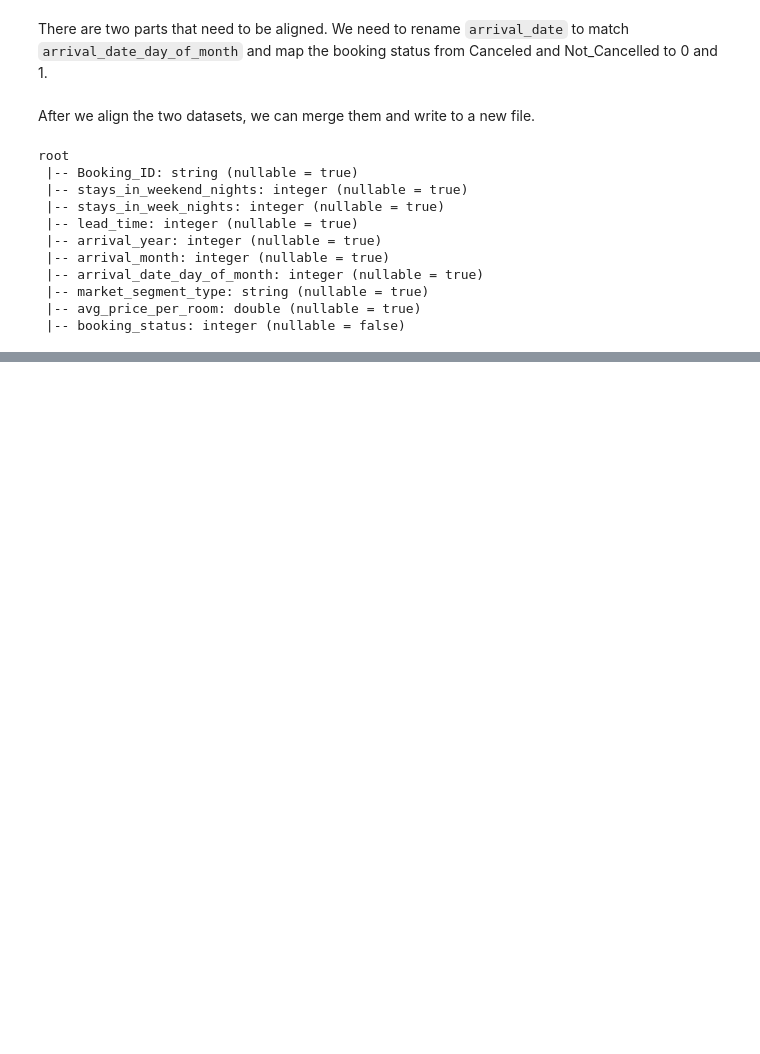
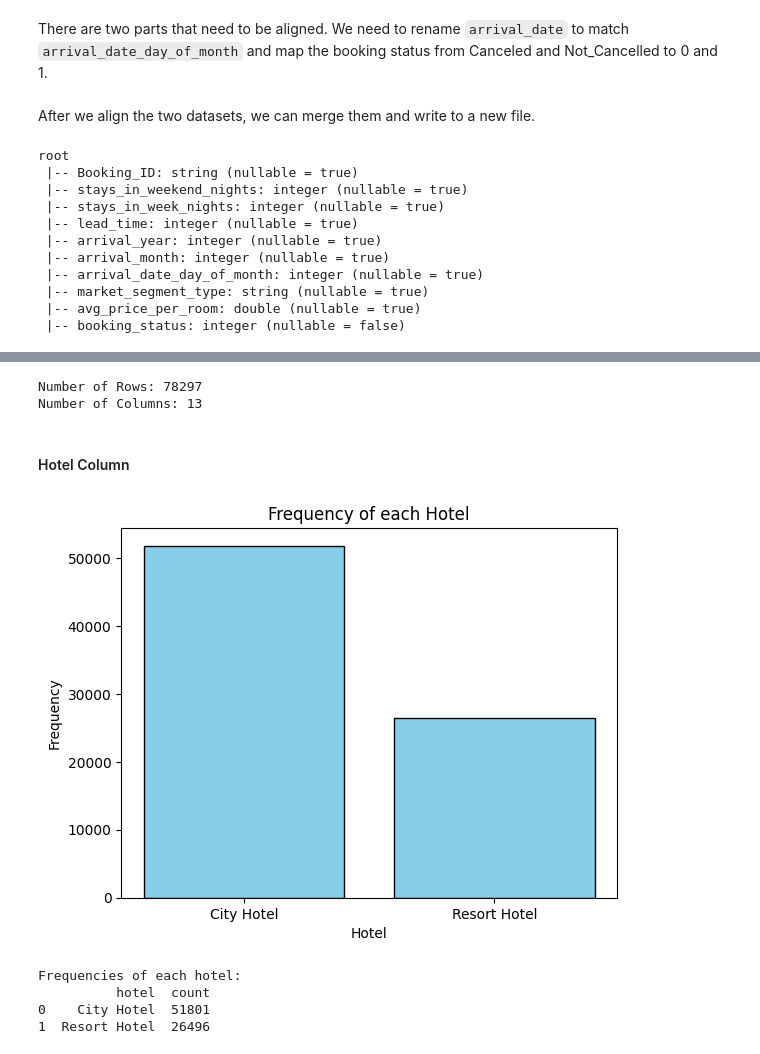
Before and after one commit to achen409/cs236-project, a Jupyter notebook: data_cleaning.ipynb, the cells around one changed output, grey strips where cells are left out. Cells and saved outputs as stored; diff of their text form; code cells hidden in the pictures; blank space fills up the shorter version.

Commit message:
hotel booking to data cleaning file

```diff
--- a/data_cleaning.ipynb
+++ b/data_cleaning.ipynb
@@ -93,0 +106,3 @@ root
+# %%
+# filter by drop na datapoints and dropping duplicate rows
+hotel_booking = hotel_booking.dropna().dropDuplicates()
@@ -93,0 +121,36 @@ root
+# %%
+# dimensionality of data
+num_rows = hotel_booking.count()
+num_cols = len(hotel_booking.columns)
+
+print(f"Number of Rows: {num_rows}")
+print(f"Number of Columns: {num_cols}")
+# %% [output]
+Number of Rows: 78297
+Number of Columns: 13
+# %% [markdown]
+#### Hotel Column
+# %%
+# frequency for hotel column
+hotel_counts = (
+    hotel_booking
+    .groupBy("hotel")
+    .agg(F.count("*").alias("count"))
+).toPandas()
+
+# bar chart
+plt.bar(hotel_counts["hotel"], hotel_counts["count"], color="skyblue", edgecolor="black")
+plt.xlabel("Hotel")
+plt.ylabel("Frequency")
+plt.title("Frequency of each Hotel")
+plt.show()
+
+# frequency table
+print("Frequencies of each hotel:")
+print(hotel_counts)
+# %% [output]
+[figure, added]
+Frequencies of each hotel:
+          hotel  count
+0    City Hotel  51801
+1  Resort Hotel  26496
```
Also changed, not shown: parts of 42 cells of this notebook.
